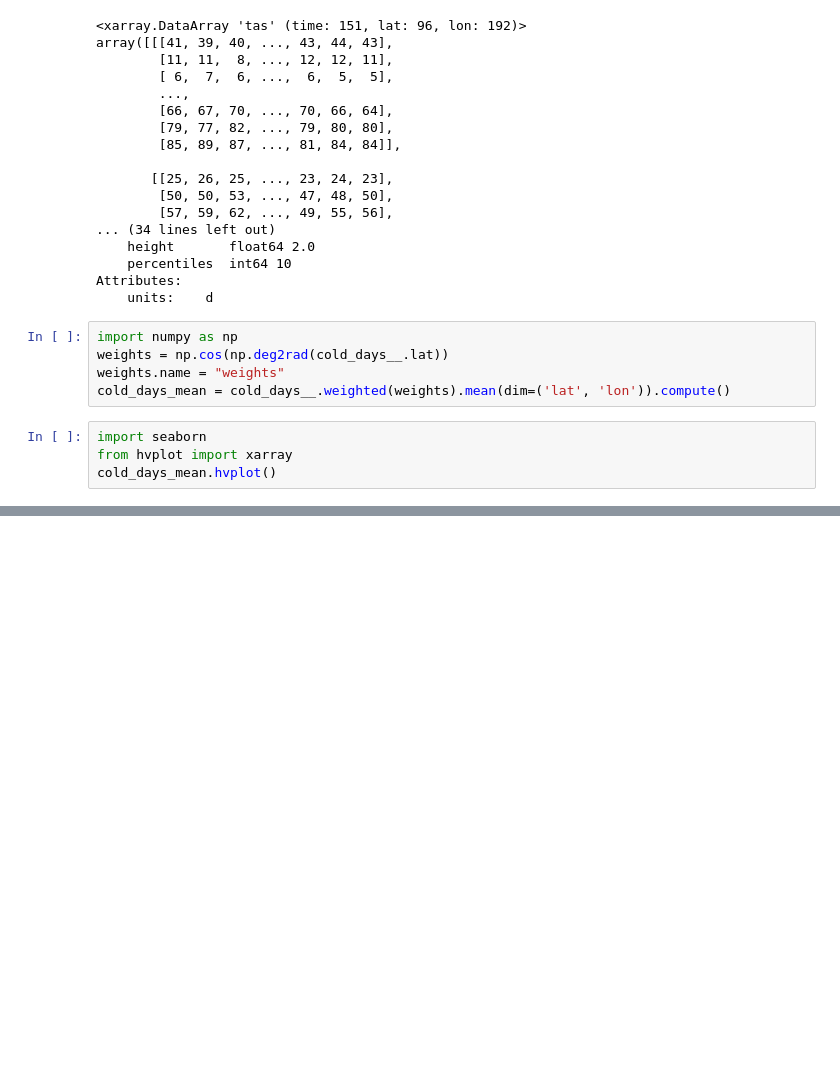
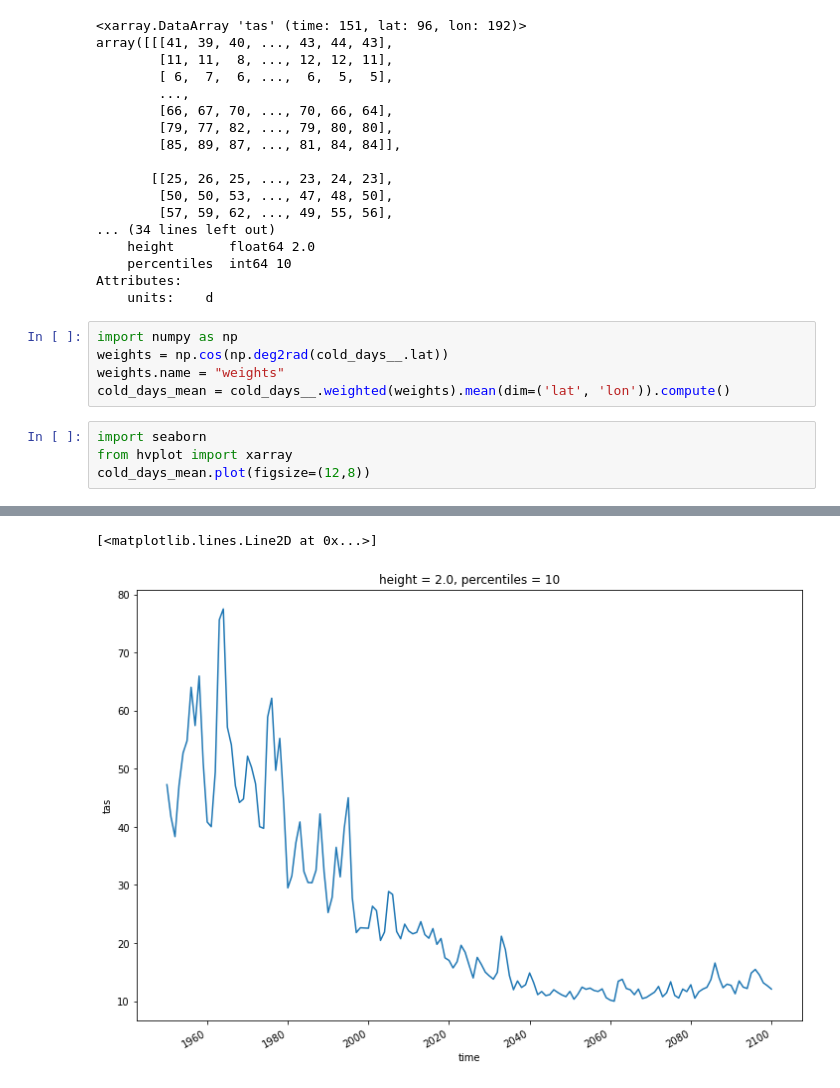
Before and after one commit to larsbuntemeyer/notebooks, a Jupyter notebook: xclim-test.ipynb, the cells around one changed output, grey strips where cells are left out. Saved outputs shown, nothing was run; the diff lists cells and outputs as text; blank space fills up the shorter version.

Commit message:
plots

```diff
--- a/xclim-test.ipynb
+++ b/xclim-test.ipynb
@@ -167,5 +167,5 @@ cold_days_mean = cold_days__.weighted(weights).mean(dim=('lat', 'lon')).compute(
 # %%
 import seaborn
 from hvplot import xarray
-cold_days_mean.hvplot()
+cold_days_mean.plot(figsize=(12,8))
 # %% [output]
@@ -172,0 +172,2 @@ cold_days_mean.hvplot()
+[<matplotlib.lines.Line2D at 0x...>]
+[figure, added]
```
Also changed, not shown: parts of 1 cell of this notebook.
